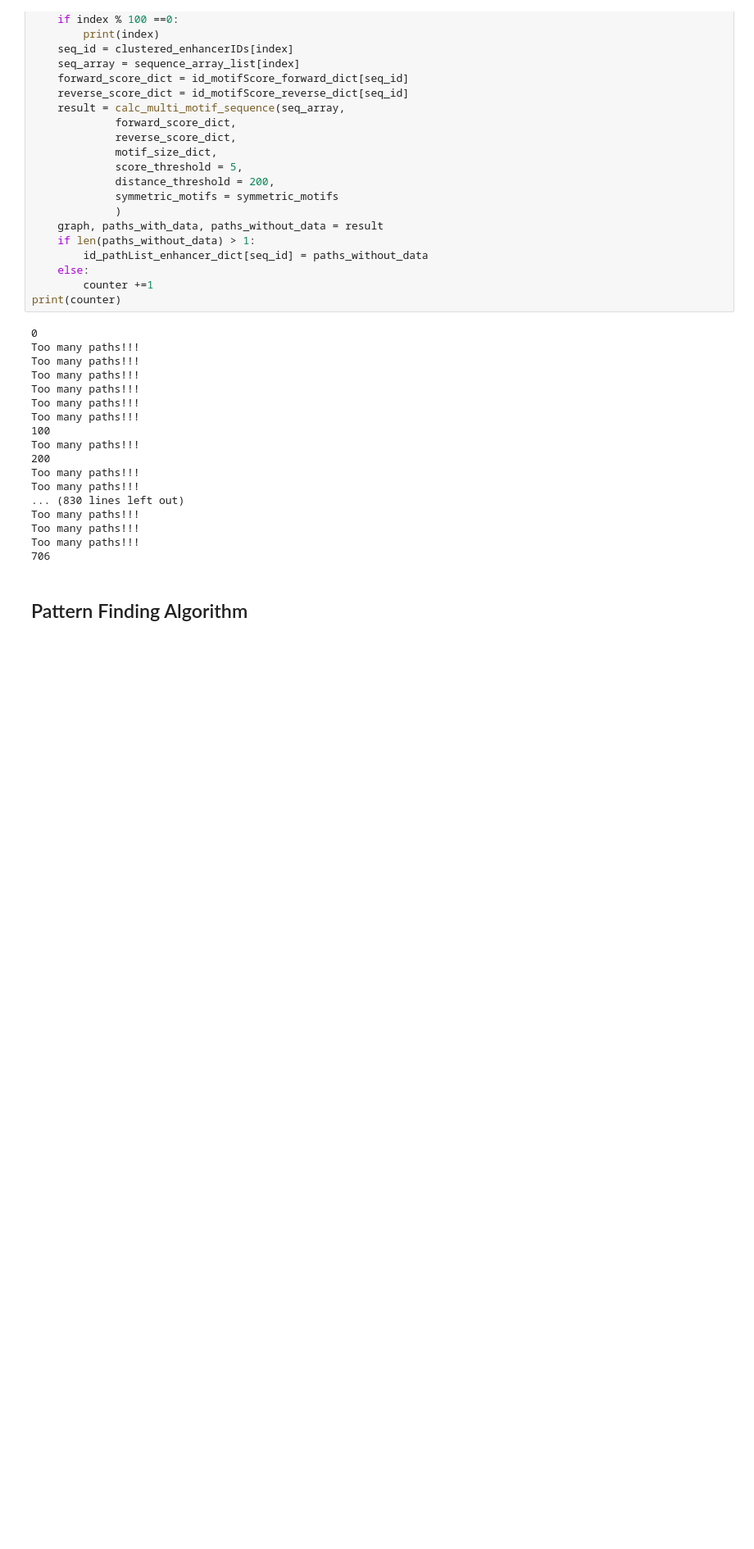
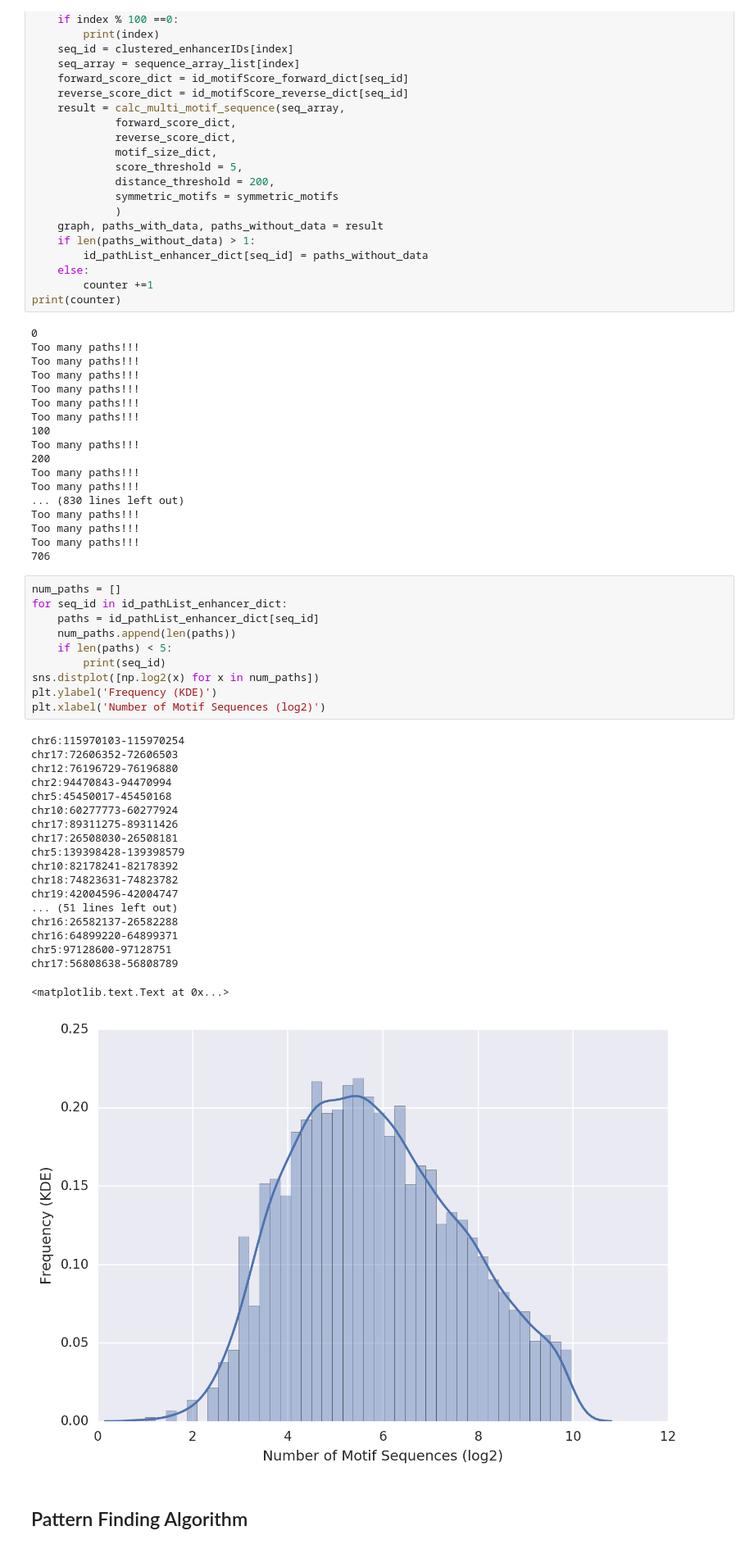
Before and after one commit to jenhantao/ipython-notebooks, a Jupyter notebook: Signals Analysis.ipynb, the cells around one changed output. Shown at 82% size. Drawn from its saved outputs; the diff is of its cells as text; blank space fills up the shorter version.

```diff
--- a/Signals Analysis.ipynb
+++ b/Signals Analysis.ipynb
@@ -1643,5 +1671,35 @@ Too many paths!!!
 Too many paths!!!
 Too many paths!!!
 706
+# %%
+num_paths = []
+for seq_id in id_pathList_enhancer_dict:
+    paths = id_pathList_enhancer_dict[seq_id]
+    num_paths.append(len(paths))
+    if len(paths) < 5:
+        print(seq_id)
+sns.distplot([np.log2(x) for x in num_paths])
+plt.ylabel('Frequency (KDE)')
+plt.xlabel('Number of Motif Sequences (log2)')
+# %% [output]
+chr6:115970103-115970254
+chr17:72606352-72606503
+chr12:76196729-76196880
+chr2:94470843-94470994
+chr5:45450017-45450168
+chr10:60277773-60277924
+chr17:89311275-89311426
+chr17:26508030-26508181
+chr5:139398428-139398579
+chr10:82178241-82178392
+chr18:74823631-74823782
+chr19:42004596-42004747
+... (51 lines left out)
+chr16:26582137-26582288
+chr16:64899220-64899371
+chr5:97128600-97128751
+chr17:56808638-56808789
+<matplotlib.text.Text at 0x...>
+[figure, added]
 # %% [markdown]
 ## Pattern Finding Algorithm
```
Also changed, not shown: parts of 34 cells of this notebook.
